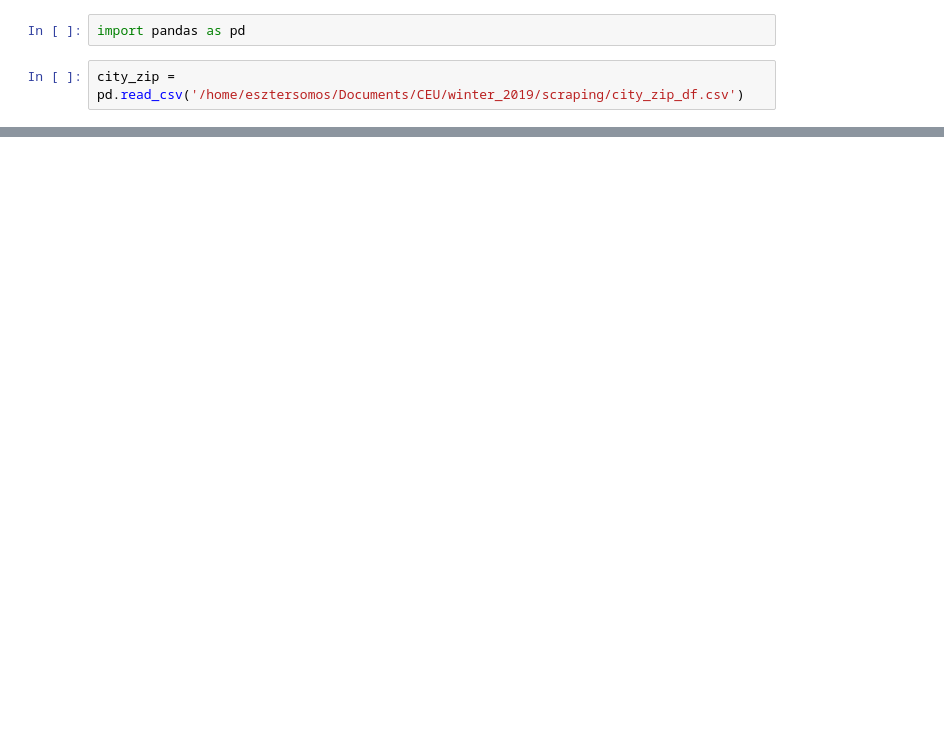
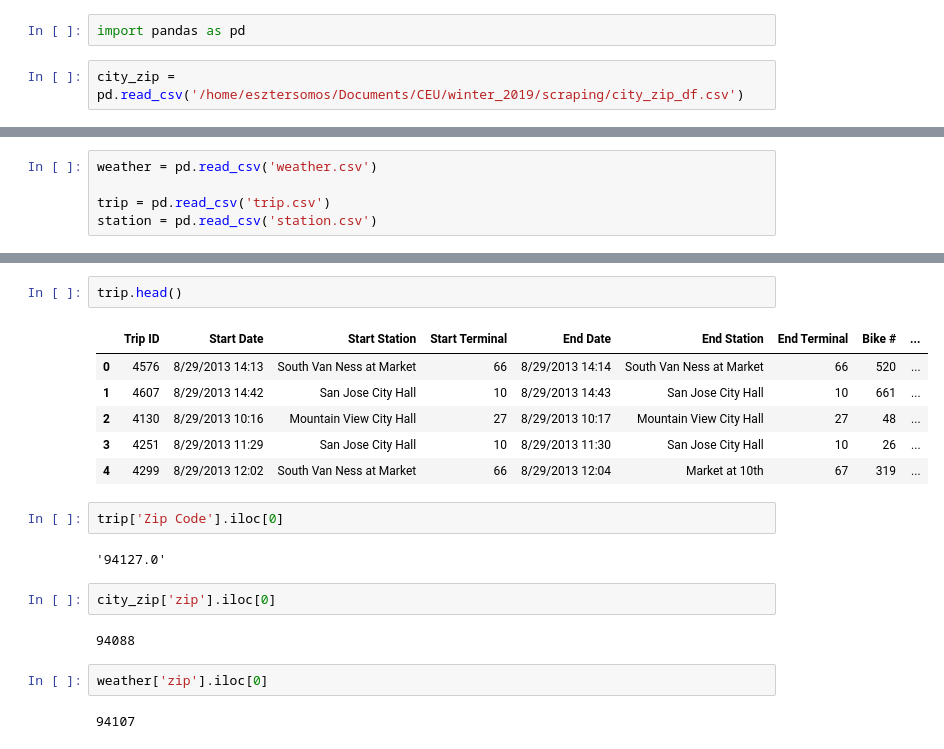
Before and after one commit to seszter/CEU_data_analysis_python, a Jupyter notebook: merging/merging_data.ipynb, the cells around one changed output, grey strips where cells are left out. Drawn from its saved outputs; the diff is of its cells as text; blank space fills up the shorter version.

```diff
--- a/merging/merging_data.ipynb
+++ b/merging/merging_data.ipynb
@@ -25,0 +5,5 @@ city_zip
+# %%
+weather = pd.read_csv('weather.csv')
+
+trip = pd.read_csv('trip.csv')
+station = pd.read_csv('station.csv')
@@ -25,0 +29,21 @@ city_zip
+# %%
+trip.head()
+# %% [output]
+|  | Trip ID | Start Date | Start Station | Start Terminal | End Date | End Station | End Terminal | Bike # | ... |
+| 0 | 4576 | 8/29/2013 14:13 | South Van Ness at Market | 66 | 8/29/2013 14:14 | South Van Ness at Market | 66 | 520 | ... |
+| 1 | 4607 | 8/29/2013 14:42 | San Jose City Hall | 10 | 8/29/2013 14:43 | San Jose City Hall | 10 | 661 | ... |
+| 2 | 4130 | 8/29/2013 10:16 | Mountain View City Hall | 27 | 8/29/2013 10:17 | Mountain View City Hall | 27 | 48 | ... |
+| 3 | 4251 | 8/29/2013 11:29 | San Jose City Hall | 10 | 8/29/2013 11:30 | San Jose City Hall | 10 | 26 | ... |
+| 4 | 4299 | 8/29/2013 12:02 | South Van Ness at Market | 66 | 8/29/2013 12:04 | Market at 10th | 67 | 319 | ... |
+# %%
+trip['Zip Code'].iloc[0]
+# %% [output]
+'94127.0'
+# %%
+city_zip['zip'].iloc[0]
+# %% [output]
+94088
+# %%
+weather['zip'].iloc[0]
+# %% [output]
+94107
```
Also changed, not shown: parts of 12 cells of this notebook, 5 other files.
